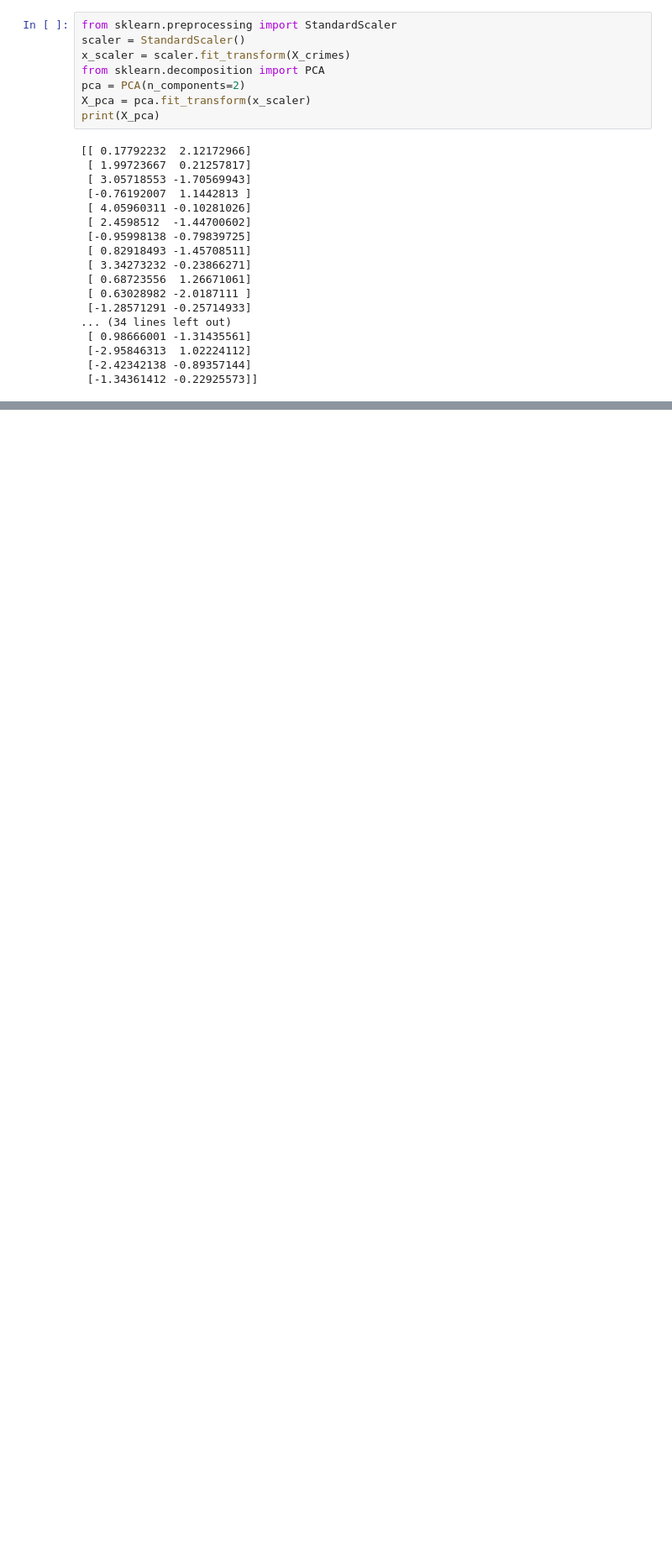
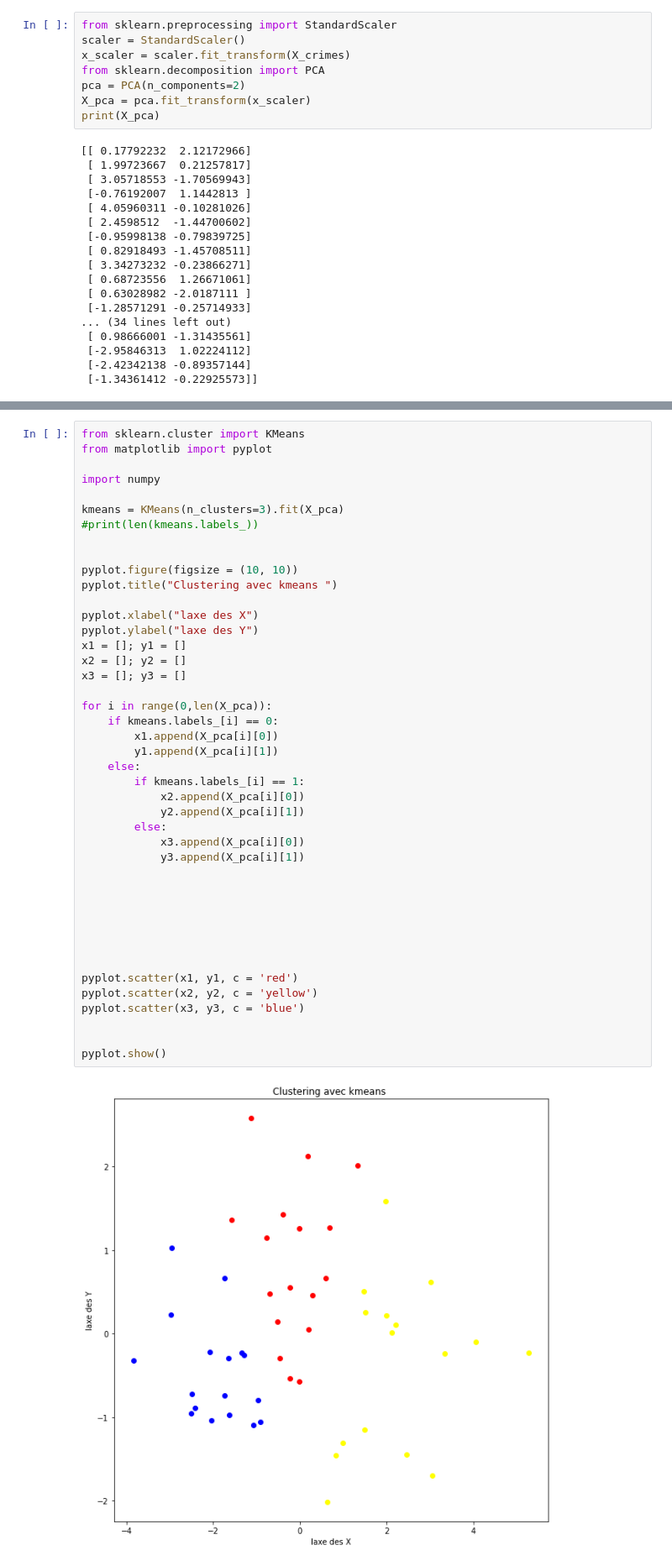
Before and after one commit to massinoLight/tp_AlgoBD, a Jupyter notebook: Tp2_AlgoBD.ipynb, the cells around one changed output, grey strips where cells are left out. Shown at 84% size. Cells and saved outputs as stored; diff of their text form; blank space fills up the shorter version.

```diff
--- a/Tp2_AlgoBD.ipynb
+++ b/Tp2_AlgoBD.ipynb
@@ -183,0 +168,45 @@ plt.show()
+# %%
+from sklearn.cluster import KMeans
+from matplotlib import pyplot
+
+import numpy
+
+kmeans = KMeans(n_clusters=3).fit(X_pca)
+#print(len(kmeans.labels_))
+
+
+pyplot.figure(figsize = (10, 10))
+pyplot.title("Clustering avec kmeans ")
+
+pyplot.xlabel("laxe des X")
+pyplot.ylabel("laxe des Y")
+x1 = []; y1 = []
+x2 = []; y2 = []
+x3 = []; y3 = []
+
+for i in range(0,len(X_pca)):
+    if kmeans.labels_[i] == 0:
+        x1.append(X_pca[i][0])
+        y1.append(X_pca[i][1])
+    else:
+        if kmeans.labels_[i] == 1:
+            x2.append(X_pca[i][0])
+            y2.append(X_pca[i][1])
+        else:
+            x3.append(X_pca[i][0])
+            y3.append(X_pca[i][1])
+
+
+
+
+
+
+
+pyplot.scatter(x1, y1, c = 'red')
+pyplot.scatter(x2, y2, c = 'yellow')
+pyplot.scatter(x3, y3, c = 'blue')
+
+
+pyplot.show()
+# %% [output]
+[figure, added]
```
Also changed, not shown: parts of 7 cells of this notebook.
